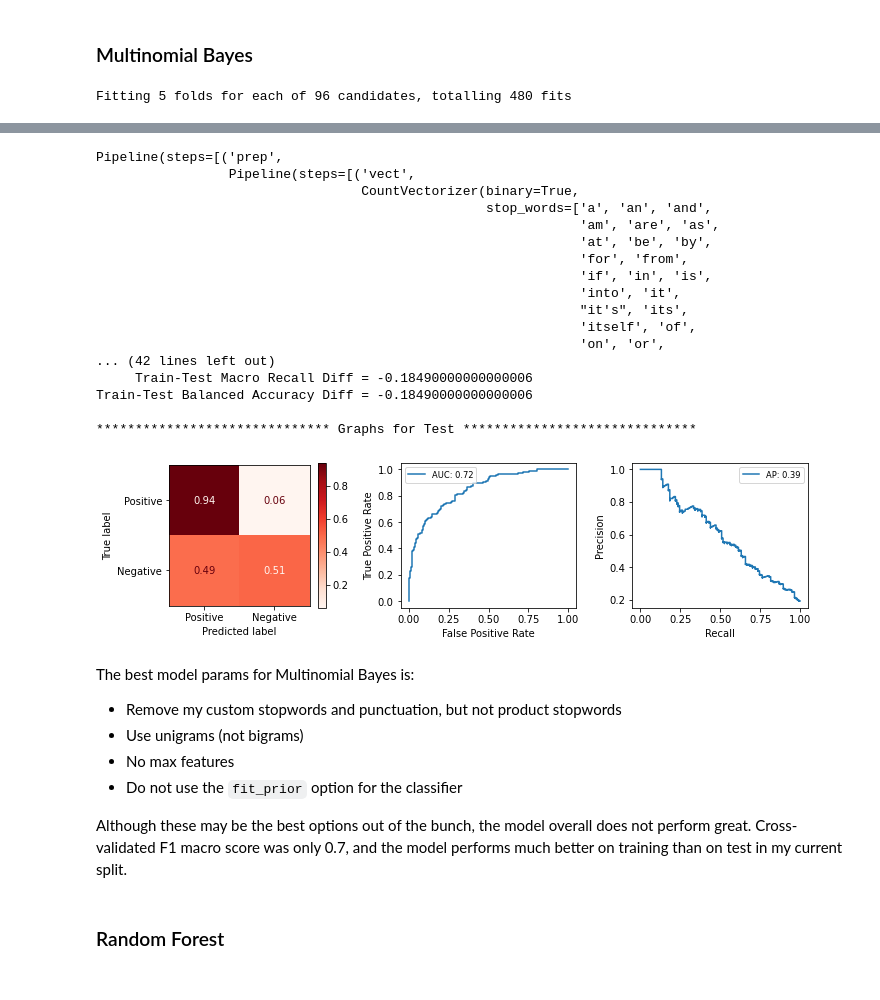
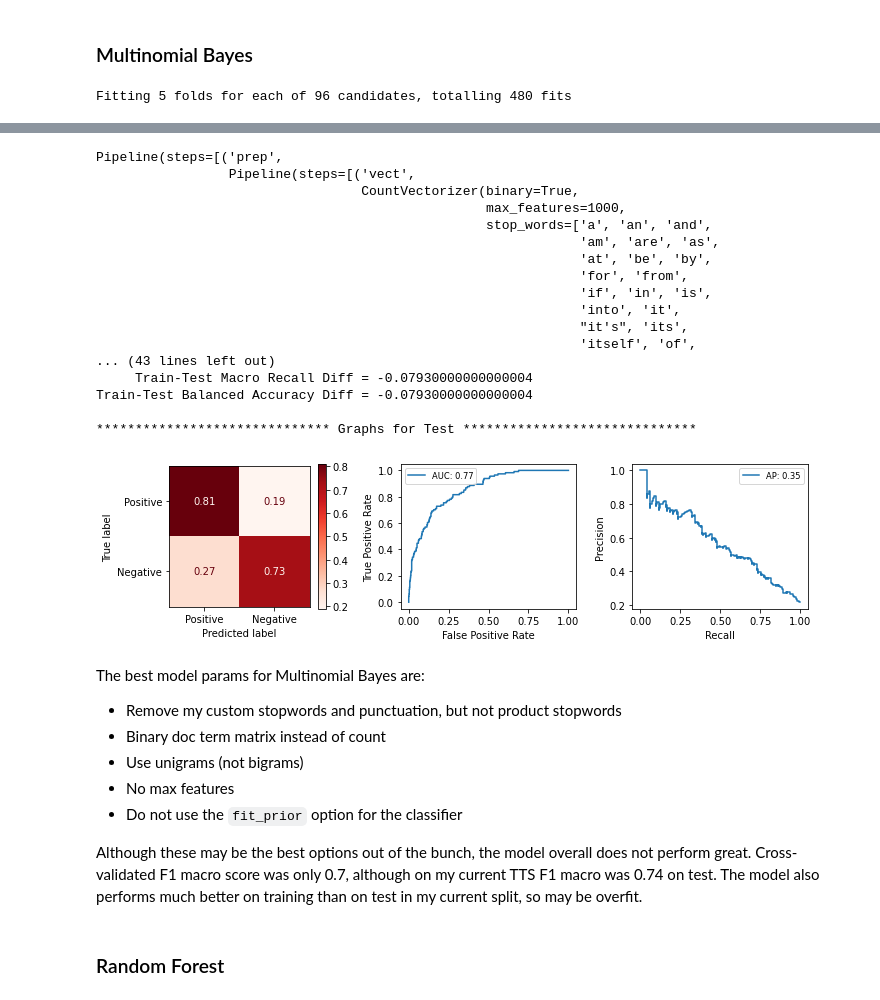
Before and after one commit to jess-miles/nlp-sentiment, a Jupyter notebook: index-Copy1.ipynb, the cells around one changed output, grey strips where cells are left out. Drawn from its saved outputs; the diff is of its cells as text; code cells hidden in the pictures.

Commit message:
backup before moving modeling to colab

```diff
--- a/index-Copy1.ipynb
+++ b/index-Copy1.ipynb
@@ -1398,0 +1494,3 @@ The performance between binary and count isn't much. Count may be a bit better i
+# %%
+# set this variable equal to True to re-run the gridsearches
+rerun_grid = True
@@ -1442,20 +1529,30 @@ grid_params = {
+# %%
+# Add Multinomial Bayes as the classifier model
+clf_pipe = Pipeline([
+    ('prep', prep_pipe),
+    ('clf', MultinomialNB())
+])
+
+# create a dict of params for MNB
+mnb_params = {"clf__fit_prior": [True, False]}
+
+# combine MNB params with the common vector ones
+grid_params = {**vector_params, **mnb_params}
 # %%
-# modeling pipeline with preprocessing and model built in
-clf_pipe = Pipeline([
-    ('prep', prep_pipe),
-    ('clf', MultinomialNB())
-])
+if rerun_grid:
+    # gridsearch object for MNB classifier
+    # I like F1 macro as the score
+    gs_mnb = GridSearchCV(clf_pipe, grid_params, n_jobs=-1, verbose=True,
+                         scoring='recall_macro')
 
-gs_mnb = GridSearchCV(clf_pipe, grid_params, n_jobs=-1, verbose=True,
-                     scoring='f1_macro')
+    # run the gridsearch
+    gs_mnb.fit(X_train, y_train)
 
+    print(gs_mnb.best_estimator_)
+    print(gs_mnb.best_score_)
 
-gs_mnb.fit(X_train, y_train)
-
-print(gs_mnb.best_estimator_)
-print(gs_mnb.best_score_)
-
-eval_clf_model(gs_mnb, X_test, y_test, X_train, y_train, labels=class_labels)
+    # print the classifier model report
+    eval_clf_model(gs_mnb, X_test, y_test, X_train, y_train, labels=class_labels)
 # %% [output]
 Fitting 5 folds for each of 96 candidates, totalling 480 fits
 [Parallel(n_jobs=-1)]: Using backend LokyBackend with 4 concurrent workers.
@@ -1466,28 +1563,29 @@ Fitting 5 folds for each of 96 candidates, totalling 480 fits
 Pipeline(steps=[('prep',
                  Pipeline(steps=[('vect',
                                   CountVectorizer(binary=True,
+                                                  max_features=1000,
                                                   stop_words=['a', 'an', 'and',
                                                               'am', 'are', 'as',
                                                               'at', 'be', 'by',
                                                               'for', 'from',
                                                               'if', 'in', 'is',
                                                               'into', 'it',
                                                               "it's", 'its',
                                                               'itself', 'of',
-                                                              'on', 'or',
-... (42 lines left out)
-     Train-Test Macro Recall Diff = -0.18490000000000006
-Train-Test Balanced Accuracy Diff = -0.18490000000000006
+... (43 lines left out)
+     Train-Test Macro Recall Diff = -0.07930000000000004
+Train-Test Balanced Accuracy Diff = -0.07930000000000004
 
 ****************************** Graphs for Test ******************************
-[figure, old version]
+[figure, new version]
 # %% [markdown]
-The best model params for Multinomial Bayes is:
+The best model params for Multinomial Bayes are:
 - Remove my custom stopwords and punctuation, but not product stopwords
+- Binary doc term matrix instead of count
 - Use unigrams (not bigrams)
 - No max features
 - Do not use the `fit_prior` option for the classifier
 
-Although these may be the best options out of the bunch, the model overall does not perform great. Cross-validated F1 macro score was only 0.7, and the model performs much better on training than on test in my current split.
+Although these may be the best options out of the bunch, the model overall does not perform great. Cross-validated F1 macro score was only 0.7, although on my current TTS F1 macro was 0.74 on test. The model also performs much better on training than on test in my current split, so may be overfit.
 # %% [markdown]
 ### Random Forest
```
Also changed, not shown: parts of 115 cells of this notebook, 3 other files.
